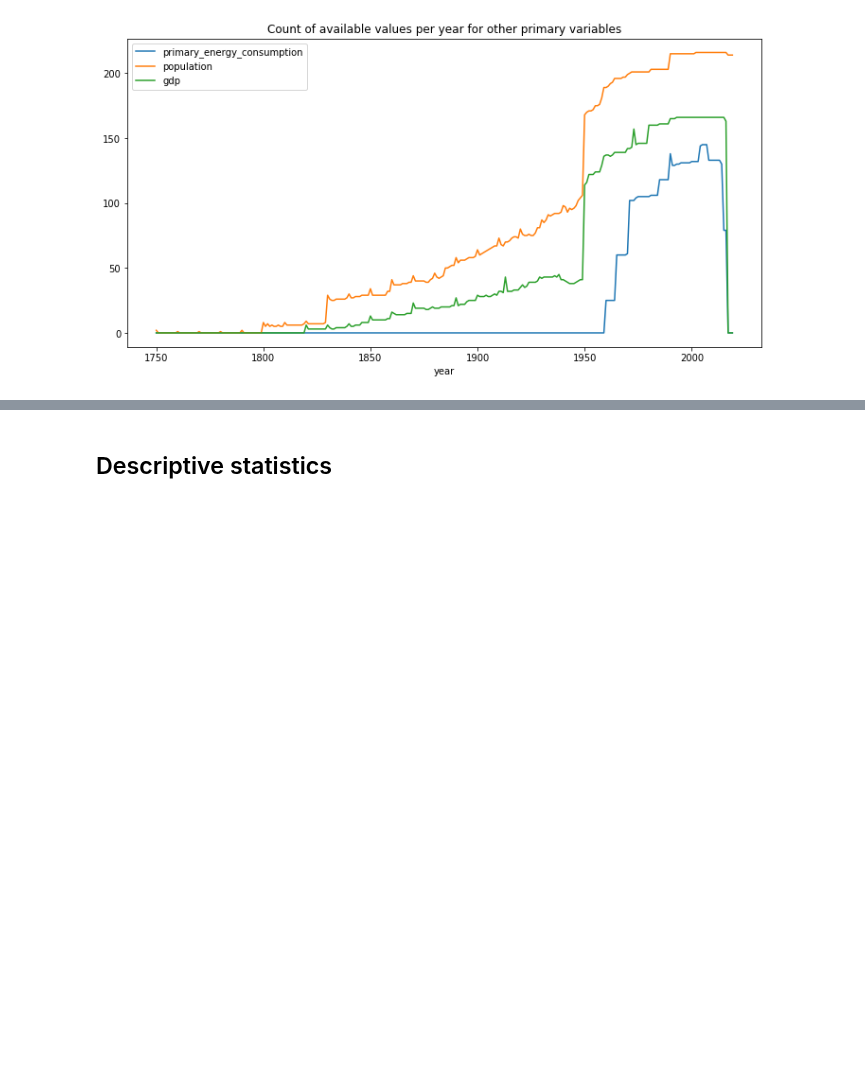
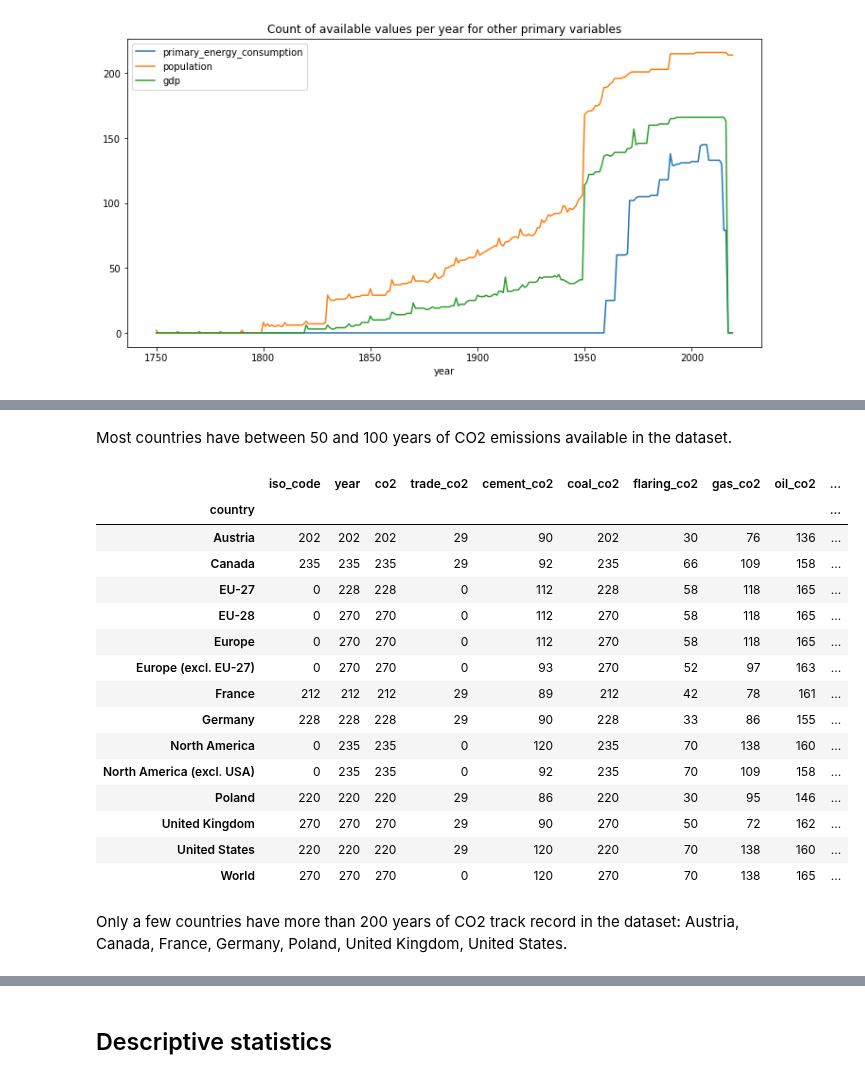
Before and after one commit to OpenGeoScales/ogs-data-exploration, a Jupyter notebook: notebooks/ghg-emissions/owid/owid-data-exploration.ipynb, the cells around one changed output, grey strips where cells are left out. Drawn from its saved outputs; the diff is of its cells as text; code cells hidden in the pictures; blank space fills up the shorter version.

```diff
--- a/notebooks/ghg-emissions/owid/owid-data-exploration.ipynb
+++ b/notebooks/ghg-emissions/owid/owid-data-exploration.ipynb
@@ -308,0 +375,24 @@ by_year[other_primary_variables].plot(figsize=(12,6),
+# %% [markdown]
+Most countries have between 50 and 100 years of CO2 emissions available in the dataset.
+# %%
+# Identifying countries that have more than 200 years of CO2 emissions track record
+by_country.loc[by_country['co2']>200]
+# %% [output]
+|  | iso_code | year | co2 | trade_co2 | cement_co2 | coal_co2 | flaring_co2 | gas_co2 | oil_co2 | ... |
+| country |  |  |  |  |  |  |  |  |  | ... |
+| Austria | 202 | 202 | 202 | 29 | 90 | 202 | 30 | 76 | 136 | ... |
+| Canada | 235 | 235 | 235 | 29 | 92 | 235 | 66 | 109 | 158 | ... |
+| EU-27 | 0 | 228 | 228 | 0 | 112 | 228 | 58 | 118 | 165 | ... |
+| EU-28 | 0 | 270 | 270 | 0 | 112 | 270 | 58 | 118 | 165 | ... |
+| Europe | 0 | 270 | 270 | 0 | 112 | 270 | 58 | 118 | 165 | ... |
+| Europe (excl. EU-27) | 0 | 270 | 270 | 0 | 93 | 270 | 52 | 97 | 163 | ... |
+| France | 212 | 212 | 212 | 29 | 89 | 212 | 42 | 78 | 161 | ... |
+| Germany | 228 | 228 | 228 | 29 | 90 | 228 | 33 | 86 | 155 | ... |
+| North America | 0 | 235 | 235 | 0 | 120 | 235 | 70 | 138 | 160 | ... |
+| North America (excl. USA) | 0 | 235 | 235 | 0 | 92 | 235 | 70 | 109 | 158 | ... |
+| Poland | 220 | 220 | 220 | 29 | 86 | 220 | 30 | 95 | 146 | ... |
+| United Kingdom | 270 | 270 | 270 | 29 | 90 | 270 | 50 | 72 | 162 | ... |
+| United States | 220 | 220 | 220 | 29 | 120 | 220 | 70 | 138 | 160 | ... |
+| World | 270 | 270 | 270 | 0 | 120 | 270 | 70 | 138 | 165 | ... |
+# %% [markdown]
+Only a few countries have more than 200 years of CO2 track record in the dataset: Austria, Canada, France, Germany, Poland, United Kingdom, United States.
```
Also changed, not shown: parts of 17 cells of this notebook.
